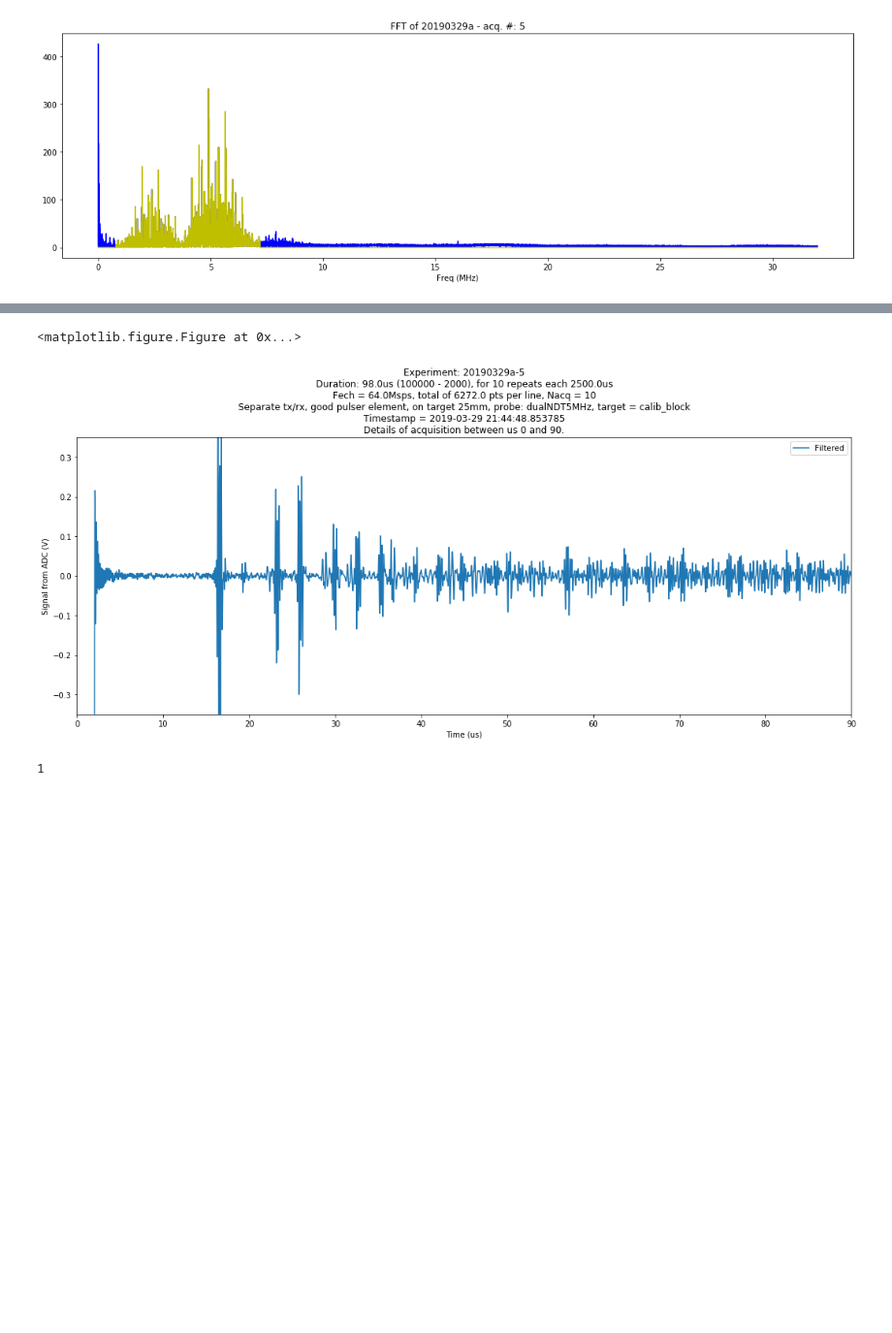
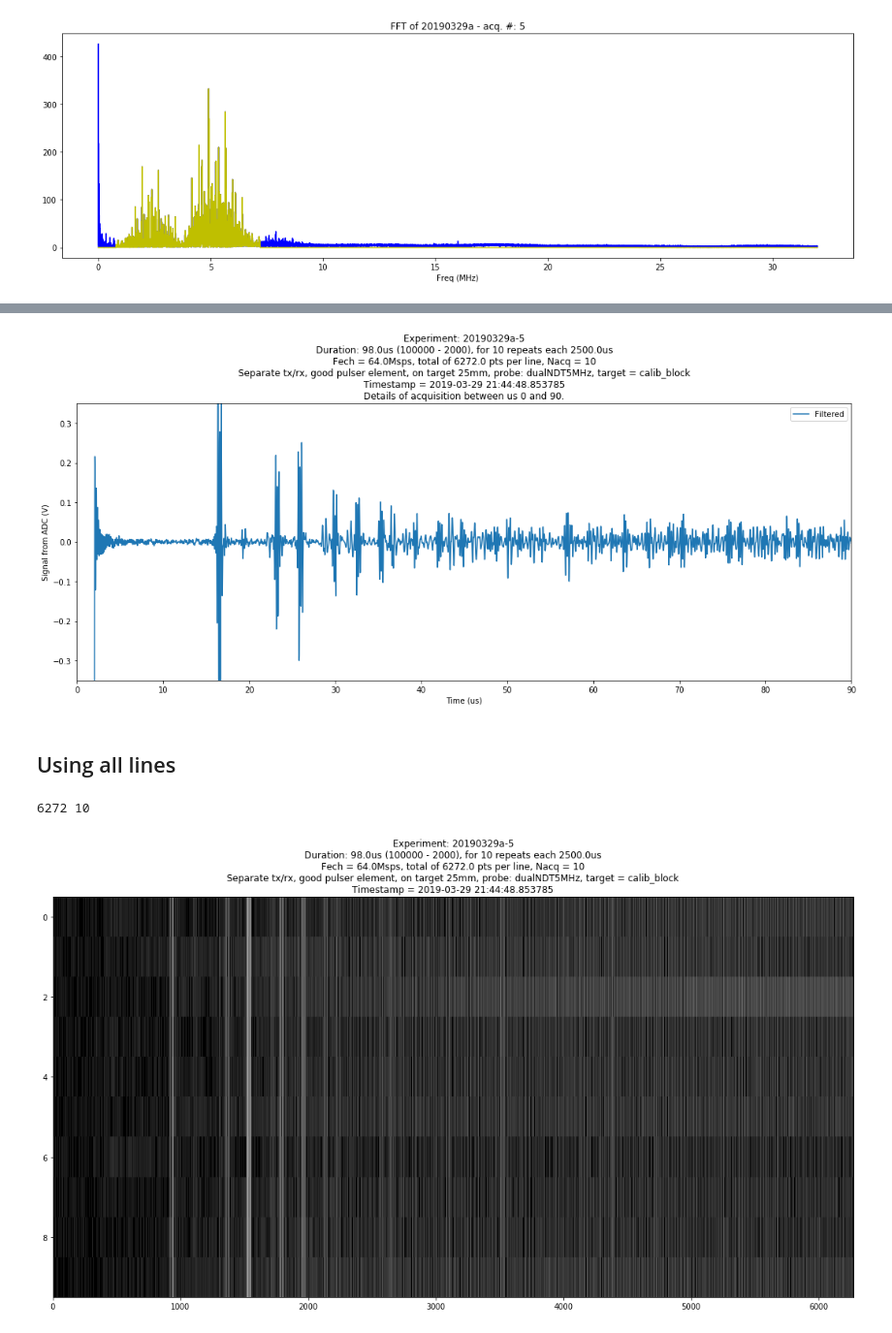
Before and after one commit to kelu124/echomods, a Jupyter notebook: matty/20190329a/20190329a-NDT.ipynb, the cells around one changed output, grey strips where cells are left out. Shown at 97% size. Drawn from its saved outputs; the diff is of its cells as text; code cells hidden in the pictures; blank space fills up the shorter version.

```diff
--- a/matty/20190329a/20190329a-NDT.ipynb
+++ b/matty/20190329a/20190329a-NDT.ipynb
@@ -126,12 +124,16 @@ ax.set_ylabel('Signal from ADC (V)')
 plt.tight_layout()
 
 file_name = "images/details_"+str(minT)+"-"+str(maxT)+"_"+z.iD+"-"+str(z.N)+".jpg"
+plt.savefig(file_name)
+tag_image(file_name,"matty,dualNDT5MHz", "20190329a", "signal", DESC)
 
 plt.show()
-plt.savefig(file_name)
-
-tag_image(file_name,"matty,dualNDT5MHz", "20190329a", "graph", DESC)
 # %% [output]
-<matplotlib.figure.Figure at 0x...>
 [figure]
-1
+# %% [markdown]
+## Using all lines
+# %%
+clean_image = z.mk2DArray()
+# %% [output]
+6272 10
+[figure, added]
```
Also changed, not shown: parts of 6 cells of this notebook, 27 other files.
